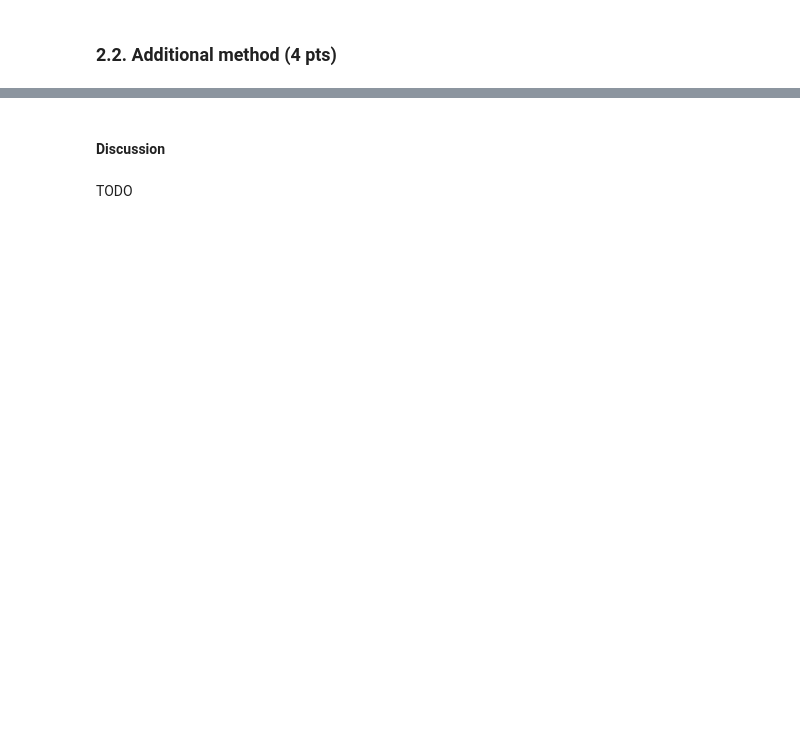
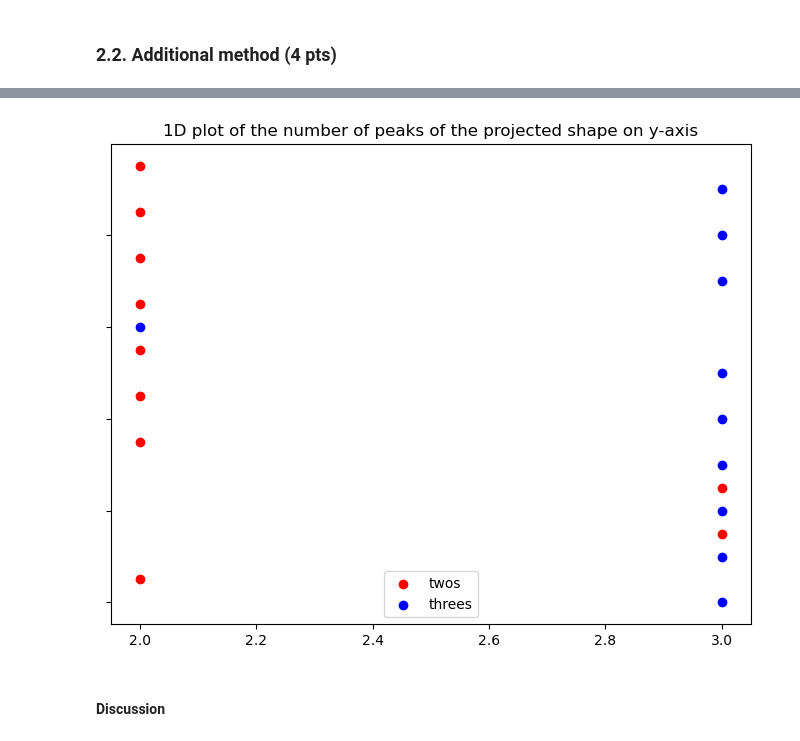
Before and after one commit to theoh-io/iapr_group15, a Jupyter notebook: labs/lab_02_object_description.ipynb, the cells around one changed output, grey strips where cells are left out. Cells and saved outputs as stored; diff of their text form; code cells hidden in the pictures; blank space fills up the shorter version.

```diff
--- a/labs/lab_02_object_description.ipynb
+++ b/labs/lab_02_object_description.ipynb
@@ -845,4 +822,31 @@ def compute_inertia(binary_image):
+# %%
+import scipy
+
+def projection(binary_image, axis):
+    denoised = scipy.signal.medfilt(binary_image.sum(axis=axis), kernel_size=3)
+    nb_peaks = len(scipy.signal.find_peaks(denoised)[0])
+    return nb_peaks
+
+# peaks on y-projection
+twos_features = []
+threes_features = []
+
+for two, three in zip(twos, threes):
+    nb_peaks_two = projection(two, axis=1)
+    nb_peaks_three = projection(three, axis=1)
+
+    twos_features.append(nb_peaks_two)
+    threes_features.append(nb_peaks_three)
+
+fig = plt.figure()
+ax = fig.add_axes([0,0,1,1])
+ax.scatter(twos_features, np.arange(0.5, 0.5+len(twos_features),), color='r', label='twos')
+ax.scatter(threes_features, np.arange(len(threes_features)), color='b', label='threes')
+ax.yaxis.set_tick_params(labelleft=False)
+ax.legend(loc='best')
+plt.title("1D plot of the number of peaks of the projected shape on y-axis")
+plt.show()
+# %% [output]
+[figure, added]
 # %% [markdown]
 #### Discussion
-# %% [markdown]
-TODO
```
Also changed, not shown: parts of 29 cells of this notebook.
